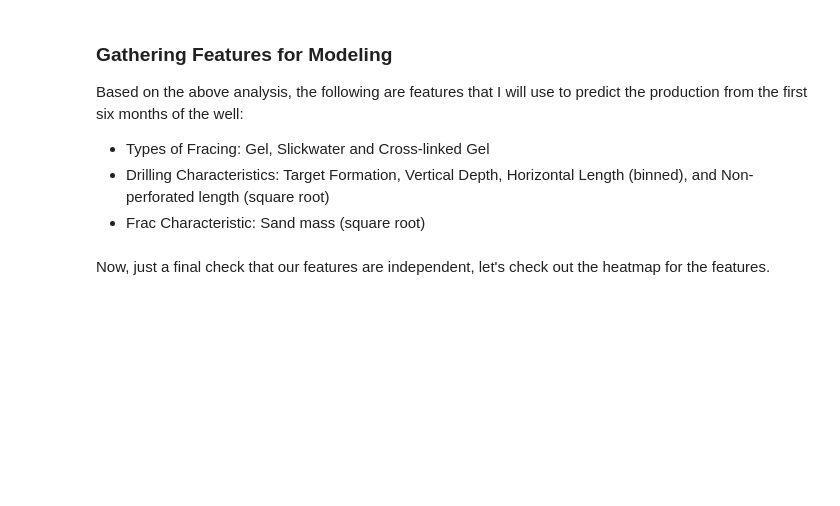
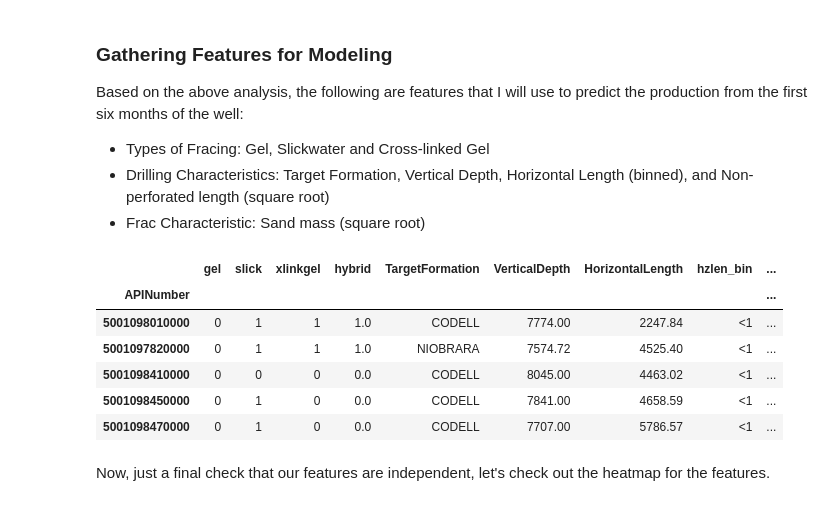
Before and after one commit to ephs08kmp/Frac_Production, a Jupyter notebook: Frac_Production_Analysis.ipynb, the cells around one changed output. Drawn from its saved outputs; the diff is of its cells as text; code cells hidden in the pictures; blank space fills up the shorter version.

```diff
--- a/Frac_Production_Analysis.ipynb
+++ b/Frac_Production_Analysis.ipynb
@@ -521,7 +576,7 @@ This square root transformation definitely looks most normal, and the quadratic
 # Creating square root of sand mass feature
 cofracw['sqrtsandmass'] = np.sqrt(cofracw['sandmass'])
 # Eliminating extreme sand mass outlier
-cofracw = cofracw[cofracw.sandmass < 0.5e8]
+cofracw = cofracw[cofracw.sandmass < 0.5e8][cofracw.sandmass > 0]
 # %% [markdown]
 ### Independence between Variables
 Next, I want to check out the independence between the various variables to determine the overlap of information.
@@ -649,7 +758,7 @@ As mentioned earlier, I will bin the horizontal feet to eliminate the trimodal d
 # %%
 # Creating bins for the three general horizontal legnths
 bins = [0,6500,8500,250000]
-cofrac2['hzlen_bin'] = pd.cut(cofrac2['HorizontalLength'], bins,
+cofracw2['hzlen_bin'] = pd.cut(cofracw2['HorizontalLength'], bins,
                               labels = ['<1', '1-2', '>2'])
 # %% [markdown]
 Now, let's check for the distribution of wells in these bins.
@@ -689,13 +811,21 @@ Based on the above analysis, the following are features that I will use to predi
 - Frac Characteristic: Sand mass (square root)
 # %%
 # Selecting out relevant features for modeling
-cofeatures = cofracw2[['gel','slick','xlinkgel',
+cofeatures = cofracw2[['gel','slick','xlinkgel','hybrid',
                        'TargetFormation','VerticalDepth', 'HorizontalLength','hzlen_bin',
-                       'GrossPerforatedInterval', 'nphf_sqrt',
-                       'sandmass', 'sqrtsandmass',
+                       'GrossPerforatedInterval', 'nphf_bin', 'nphf_sqrt',
+                       'sandmass', 'sqrtsandmass','sandperft',
                        'County', 'location',
                        'First6BOE']]
 cofeatures.head()
+# %% [output]
+|  | gel | slick | xlinkgel | hybrid | TargetFormation | VerticalDepth | HorizontalLength | hzlen_bin | ... |
+| APINumber |  |  |  |  |  |  |  |  | ... |
+| 5001098010000 | 0 | 1 | 1 | 1.0 | CODELL | 7774.00 | 2247.84 | <1 | ... |
+| 5001097820000 | 0 | 1 | 1 | 1.0 | NIOBRARA | 7574.72 | 4525.40 | <1 | ... |
+| 5001098410000 | 0 | 0 | 0 | 0.0 | CODELL | 8045.00 | 4463.02 | <1 | ... |
+| 5001098450000 | 0 | 1 | 0 | 0.0 | CODELL | 7841.00 | 4658.59 | <1 | ... |
+| 5001098470000 | 0 | 1 | 0 | 0.0 | CODELL | 7707.00 | 5786.57 | <1 | ... |
 # %% [markdown]
 Now, just a final check that our features are independent, let's check out the heatmap for the features.
 # %%
```
Also changed, not shown: parts of 31 cells of this notebook.
